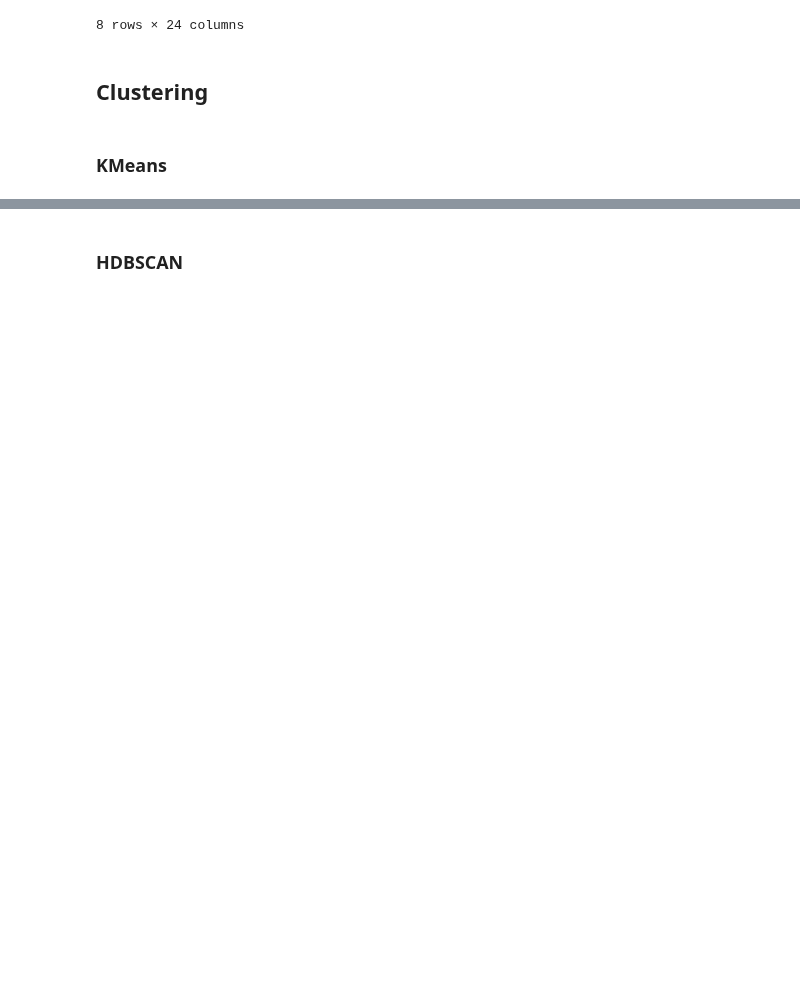
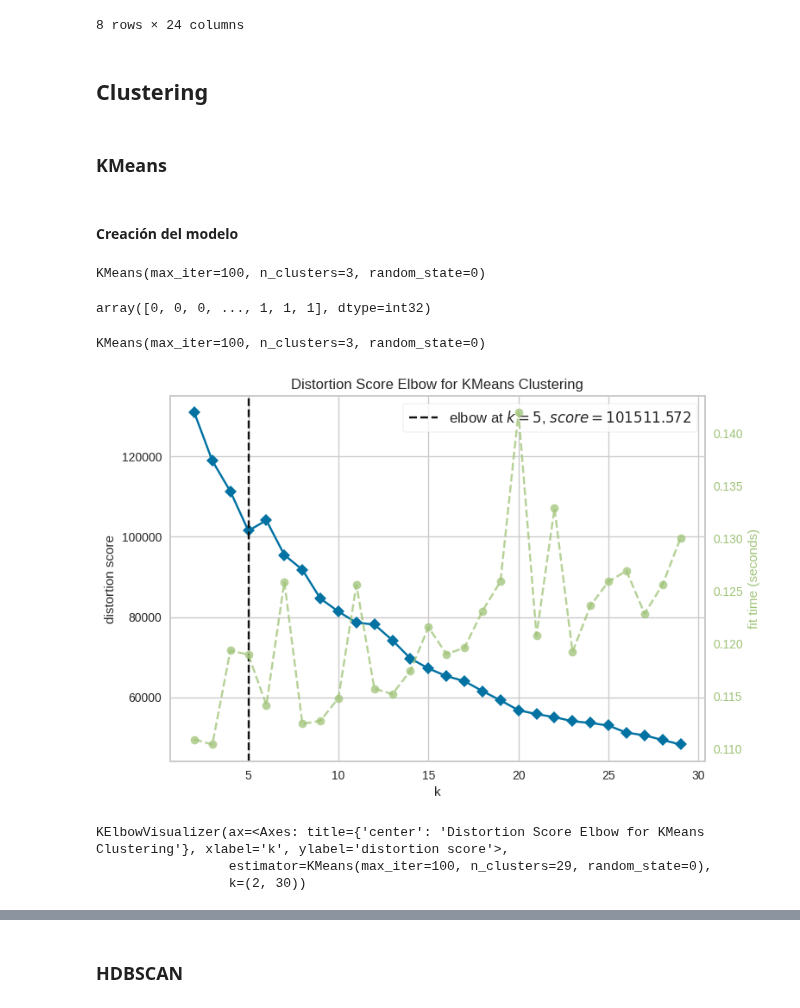
Before and after one commit to alejo-cuello/bootcamp-ds-mlops, a Jupyter notebook: 06-clustering/clustering.ipynb, the cells around one changed output, grey strips where cells are left out. Saved outputs shown, nothing was run; the diff lists cells and outputs as text; code cells hidden in the pictures; blank space fills up the shorter version.

```diff
--- a/06-clustering/clustering.ipynb
+++ b/06-clustering/clustering.ipynb
@@ -80,8 +80,8 @@ status(data)
 # %%
 data.drop(columns=["X1"], inplace=True)
 # %%
-data = pd.get_dummies(data)
-data.head(3)
+f_data = pd.get_dummies(data)
+f_data.head(3)
 # %% [output]
 |  | age | gender | height | weight | steps | hear_rate | calories | distance | entropy_heart | ... |
 | 1 | 20 | 1 | 168.0 | 65.4 | 10.771429 | 78.531302 | 0.344533 | 0.008327 | 6.221612 | ... |
@@ -90,8 +90,8 @@ data.head(3)
 3 rows × 24 columns
 # %%
 std_scaler = StandardScaler()
-std_scaler.fit(data)
-x_data_norm = std_scaler.transform(data)
+std_scaler.fit(f_data)
+x_data_norm = std_scaler.transform(f_data)
 
 pd.DataFrame(x_data_norm).describe()
 # %% [output]
@@ -109,3 +109,30 @@ pd.DataFrame(x_data_norm).describe()
 ## Clustering
 # %% [markdown]
 ### KMeans
+# %% [markdown]
+#### Creación del modelo
+# %%
+from sklearn.cluster import KMeans
+
+cl_model = KMeans(
+    n_clusters = 3,     # el parámetro importante!
+    init = 'k-means++', # k-means++ acelera la convergencia, respecto de random
+    max_iter = 100,
+    random_state = 0,
+    n_init = 'auto'     # Para evitar warnings más adelante
+)
+
+cl_model.fit(x_data_norm)
+# %% [output]
+KMeans(max_iter=100, n_clusters=3, random_state=0)
+# %%
+pred_cl = cl_model.predict(x_data_norm)
+
+# Número de cluster:
+pred_cl
+# %% [output]
+array([0, 0, 0, ..., 1, 1, 1], dtype=int32)
+# %%
+cl_model
+# %% [output]
+KMeans(max_iter=100, n_clusters=3, random_state=0)
@@ -111,0 +141,11 @@ pd.DataFrame(x_data_norm).describe()
+# %%
+from yellowbrick.cluster.elbow import kelbow_visualizer
+
+cl_model2 = deepcopy(cl_model) # ojo
+
+kelbow_visualizer(cl_model2, x_data_norm, k=(2,30), locate_elbow=True)
+# %% [output]
+[figure, added]
+KElbowVisualizer(ax=<Axes: title={'center': 'Distortion Score Elbow for KMeans Clustering'}, xlabel='k', ylabel='distortion score'>,
+                 estimator=KMeans(max_iter=100, n_clusters=29, random_state=0),
+                 k=(2, 30))
```
Also changed, not shown: parts of 36 cells of this notebook.
